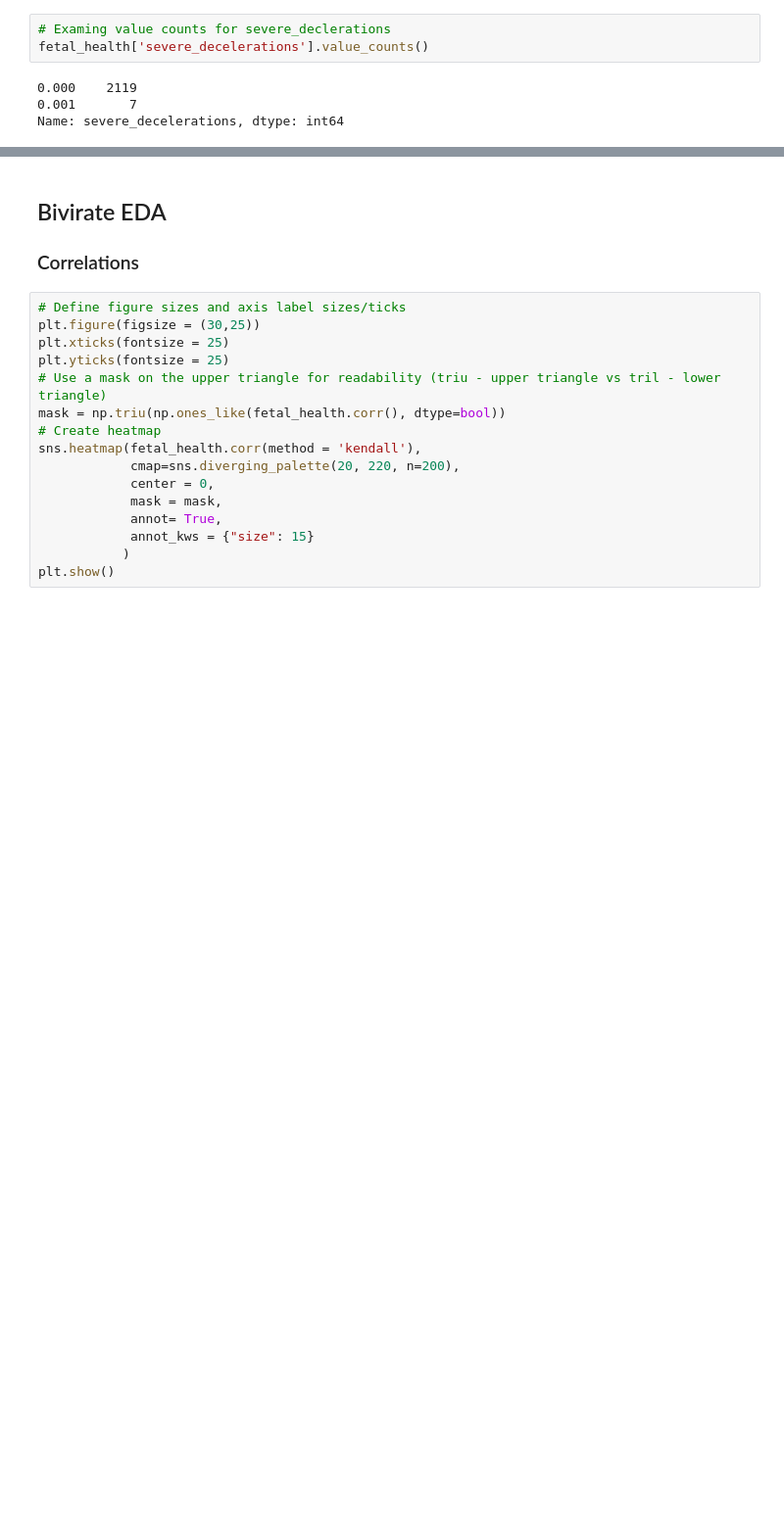
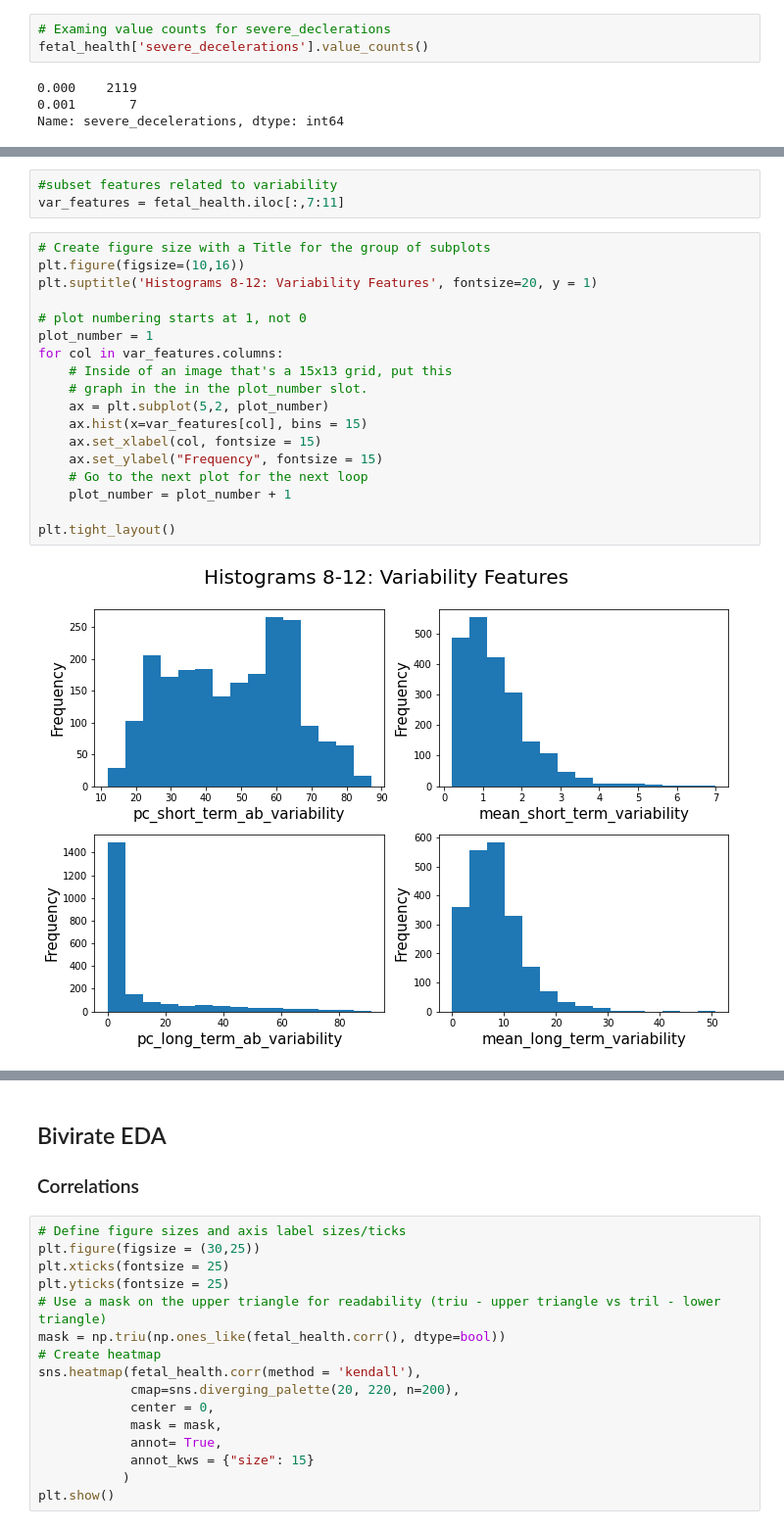
Before and after one commit to halepino/FetalHealth_PredictiveAnalytics, a Jupyter notebook: FetalHealth_FigueroaSchwartzwald.ipynb, the cells around one changed output, grey strips where cells are left out. Shown at 98% size. Saved outputs shown, nothing was run; the diff lists cells and outputs as text; blank space fills up the shorter version.

```diff
--- a/FetalHealth_FigueroaSchwartzwald.ipynb
+++ b/FetalHealth_FigueroaSchwartzwald.ipynb
@@ -475,0 +293,23 @@ Insert Graph Commentary Here
+# %%
+#subset features related to variability
+var_features = fetal_health.iloc[:,7:11]
+# %%
+# Create figure size with a Title for the group of subplots
+plt.figure(figsize=(10,16))
+plt.suptitle('Histograms 8-12: Variability Features', fontsize=20, y = 1)
+
+# plot numbering starts at 1, not 0
+plot_number = 1
+for col in var_features.columns:
+    # Inside of an image that's a 15x13 grid, put this
+    # graph in the in the plot_number slot.
+    ax = plt.subplot(5,2, plot_number)
+    ax.hist(x=var_features[col], bins = 15)
+    ax.set_xlabel(col, fontsize = 15)
+    ax.set_ylabel("Frequency", fontsize = 15)
+    # Go to the next plot for the next loop
+    plot_number = plot_number + 1
+
+plt.tight_layout()
+# %% [output]
+[figure, added]
```
Also changed, not shown: parts of 85 cells of this notebook.
